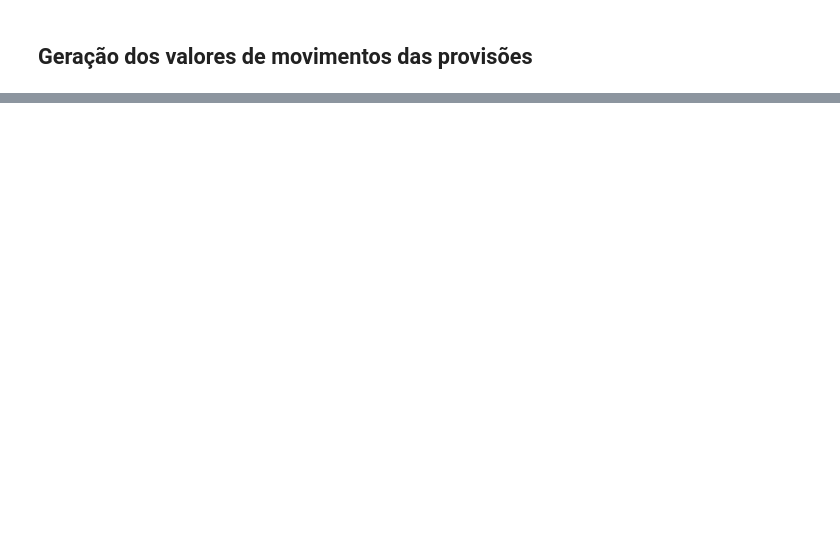
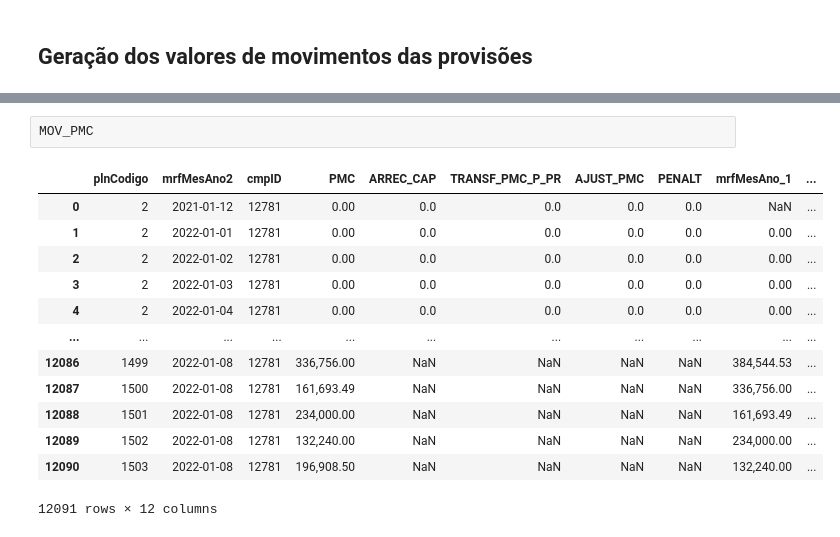
Before and after one commit to Ricardobigdata/PrimerRepor, a Jupyter notebook: Cópia_de_auditoria_cap.ipynb, the cells around one changed output, grey strips where cells are left out. Cells and saved outputs as stored; diff of their text form; blank space fills up the shorter version.

```diff
--- a/Cópia_de_auditoria_cap.ipynb
+++ b/Cópia_de_auditoria_cap.ipynb
@@ -160,0 +188,16 @@ AJUST_PSP_OUTROS.rename(columns={'movimento': 'AJUST_PSP_OUTROS'})
+# %%
+MOV_PMC
+# %% [output]
+|  | plnCodigo | mrfMesAno2 | cmpID | PMC | ARREC_CAP | TRANSF_PMC_P_PR | AJUST_PMC | PENALT | mrfMesAno_1 | ... |
+| 0 | 2 | 2021-01-12 | 12781 | 0.00 | 0.0 | 0.0 | 0.0 | 0.0 | NaN | ... |
+| 1 | 2 | 2022-01-01 | 12781 | 0.00 | 0.0 | 0.0 | 0.0 | 0.0 | 0.00 | ... |
+| 2 | 2 | 2022-01-02 | 12781 | 0.00 | 0.0 | 0.0 | 0.0 | 0.0 | 0.00 | ... |
+| 3 | 2 | 2022-01-03 | 12781 | 0.00 | 0.0 | 0.0 | 0.0 | 0.0 | 0.00 | ... |
+| 4 | 2 | 2022-01-04 | 12781 | 0.00 | 0.0 | 0.0 | 0.0 | 0.0 | 0.00 | ... |
+| ... | ... | ... | ... | ... | ... | ... | ... | ... | ... | ... |
+| 12086 | 1499 | 2022-01-08 | 12781 | 336,756.00 | NaN | NaN | NaN | NaN | 384,544.53 | ... |
+| 12087 | 1500 | 2022-01-08 | 12781 | 161,693.49 | NaN | NaN | NaN | NaN | 336,756.00 | ... |
+| 12088 | 1501 | 2022-01-08 | 12781 | 234,000.00 | NaN | NaN | NaN | NaN | 161,693.49 | ... |
+| 12089 | 1502 | 2022-01-08 | 12781 | 132,240.00 | NaN | NaN | NaN | NaN | 234,000.00 | ... |
+| 12090 | 1503 | 2022-01-08 | 12781 | 196,908.50 | NaN | NaN | NaN | NaN | 132,240.00 | ... |
+12091 rows × 12 columns
```
Also changed, not shown: parts of 21 cells of this notebook.
